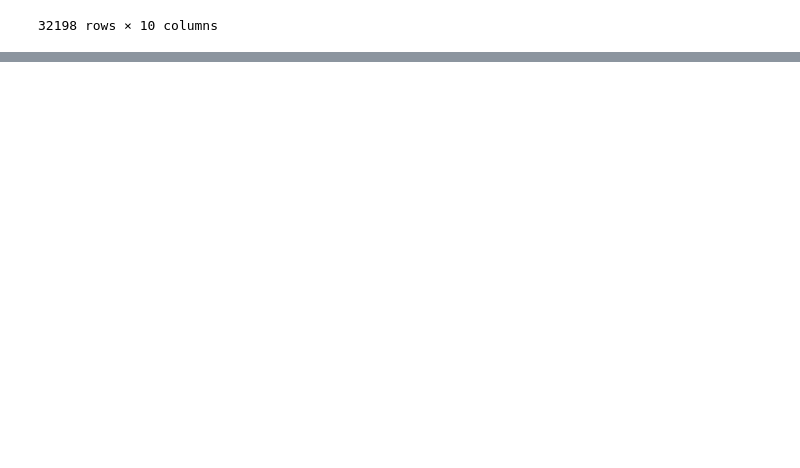
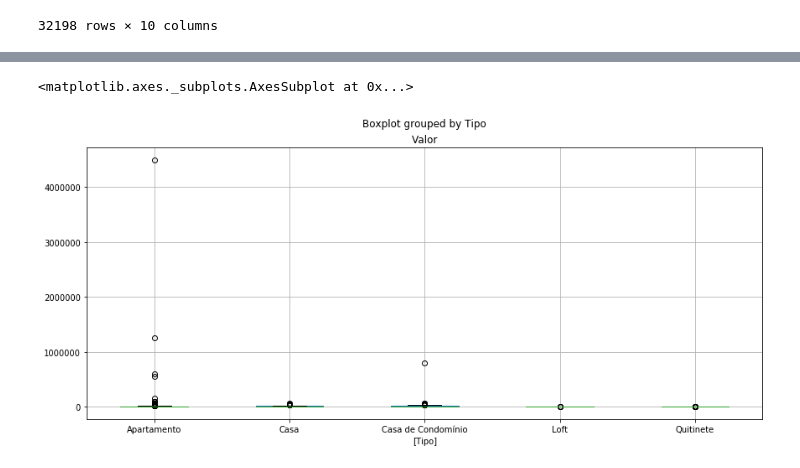
Before and after one commit to lhayana/alura-data-science, a Jupyter notebook: projeto-alugueis/main.ipynb, the cells around one changed output, grey strips where cells are left out. Drawn from its saved outputs; the diff is of its cells as text; code cells hidden in the pictures; blank space fills up the shorter version.

```diff
--- a/projeto-alugueis/main.ipynb
+++ b/projeto-alugueis/main.ipynb
@@ -465,0 +656,5 @@ dados
+# %%
+dados_residenciais.boxplot(['Valor'], by = ['Tipo'])
+# %% [output]
+<matplotlib.axes._subplots.AxesSubplot at 0x...>
+[figure, added]
```
Also changed, not shown: parts of 25 cells of this notebook.
